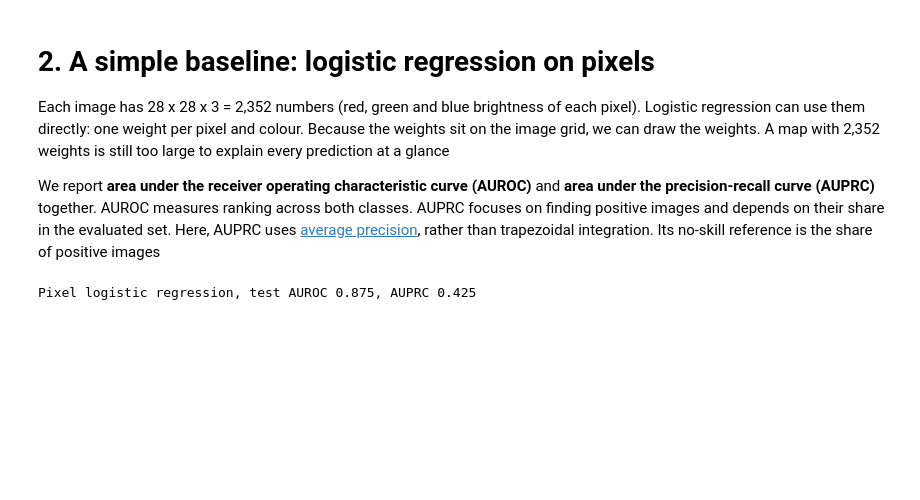
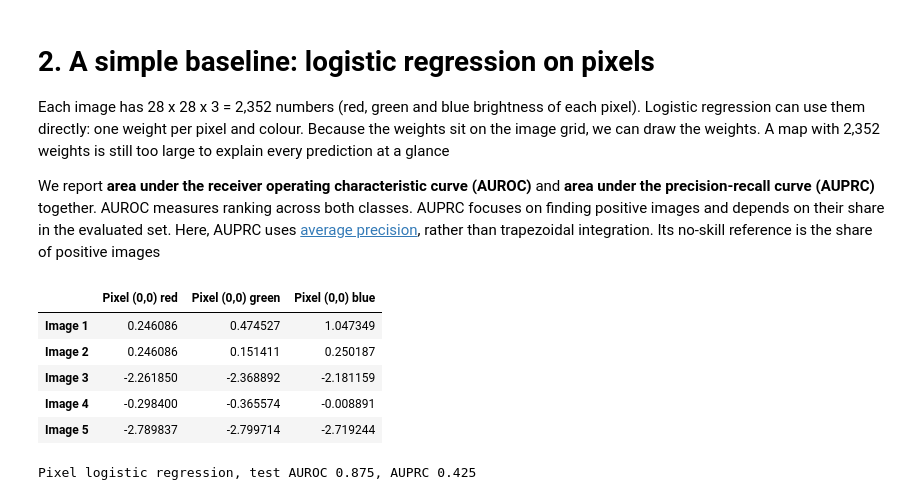
Before and after one commit to IE-ML-for-Healthcare/Deep-learning-RAI, a Jupyter notebook: 03_DL_images_and_the_test_set_trap.ipynb, the cells around one changed output. Cells and saved outputs as stored; diff of their text form; code cells hidden in the pictures; blank space fills up the shorter version.

```diff
--- a/03_DL_images_and_the_test_set_trap.ipynb
+++ b/03_DL_images_and_the_test_set_trap.ipynb
@@ -138,6 +134,19 @@ Skin tone recorded: no column exists in the metadata -> ['lesion_id', 'image_id'
 Each image has 28 x 28 x 3 = 2,352 numbers (red, green and blue brightness of each pixel). Logistic regression can use them directly: one weight per pixel and colour. Because the weights sit on the image grid, we can draw the weights. A map with 2,352 weights is still too large to explain every prediction at a glance
 
 We report **area under the receiver operating characteristic curve (AUROC)** and **area under the precision-recall curve (AUPRC)** together. AUROC measures ranking across both classes. AUPRC focuses on finding positive images and depends on their share in the evaluated set. Here, AUPRC uses [average precision](https://scikit-learn.org/stable/modules/generated/sklearn.metrics.average_precision_score.html), rather than trapezoidal integration. Its no-skill reference is the share of positive images
+# %%
+display(pd.DataFrame(
+    sc.transform(flat["train"][:5])[:, :3],
+    columns=["Pixel (0,0) red", "Pixel (0,0) green", "Pixel (0,0) blue"],
+    index=[f"Image {i}" for i in range(1, 6)]
+))
+# %% [output]
+|  | Pixel (0,0) red | Pixel (0,0) green | Pixel (0,0) blue |
+| Image 1 | 0.246086 | 0.474527 | 1.047349 |
+| Image 2 | 0.246086 | 0.151411 | 0.250187 |
+| Image 3 | -2.261850 | -2.368892 | -2.181159 |
+| Image 4 | -0.298400 | -0.365574 | -0.008891 |
+| Image 5 | -2.789837 | -2.799714 | -2.719244 |
 # %%
 from sklearn.linear_model import LogisticRegression
 from sklearn.preprocessing import StandardScaler
```
Also changed, not shown: parts of 21 cells of this notebook, 2 other files.
